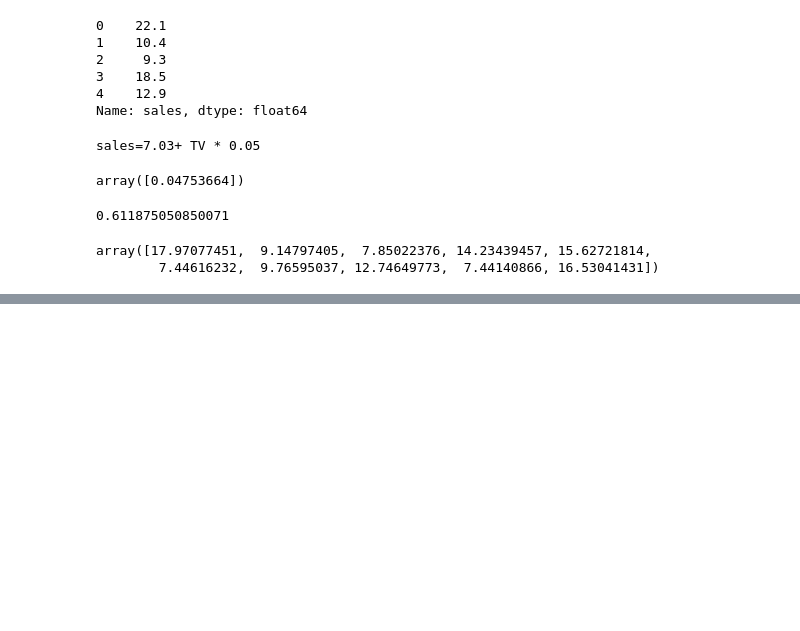
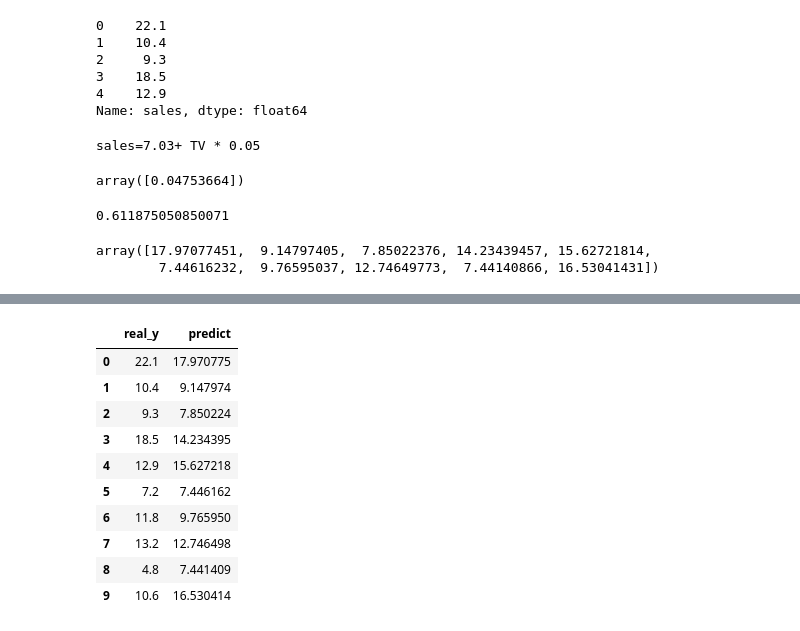
Before and after one commit to fratyaln/My-Data-Science-Training, a Jupyter notebook: ML/Basic_linear_Reg.ipynb, the cells around one changed output, grey strips where cells are left out. Saved outputs shown, nothing was run; the diff lists cells and outputs as text; code cells hidden in the pictures; blank space fills up the shorter version.

```diff
--- a/ML/Basic_linear_Reg.ipynb
+++ b/ML/Basic_linear_Reg.ipynb
@@ -213,0 +259,14 @@ array([17.97077451,  9.14797405,  7.85022376, 14.23439457, 15.62721814,
+# %%
+k_t
+# %% [output]
+|  | real_y | predict |
+| 0 | 22.1 | 17.970775 |
+| 1 | 10.4 | 9.147974 |
+| 2 | 9.3 | 7.850224 |
+| 3 | 18.5 | 14.234395 |
+| 4 | 12.9 | 15.627218 |
+| 5 | 7.2 | 7.446162 |
+| 6 | 11.8 | 9.765950 |
+| 7 | 13.2 | 12.746498 |
+| 8 | 4.8 | 7.441409 |
+| 9 | 10.6 | 16.530414 |
```
Also changed, not shown: parts of 20 cells of this notebook.
